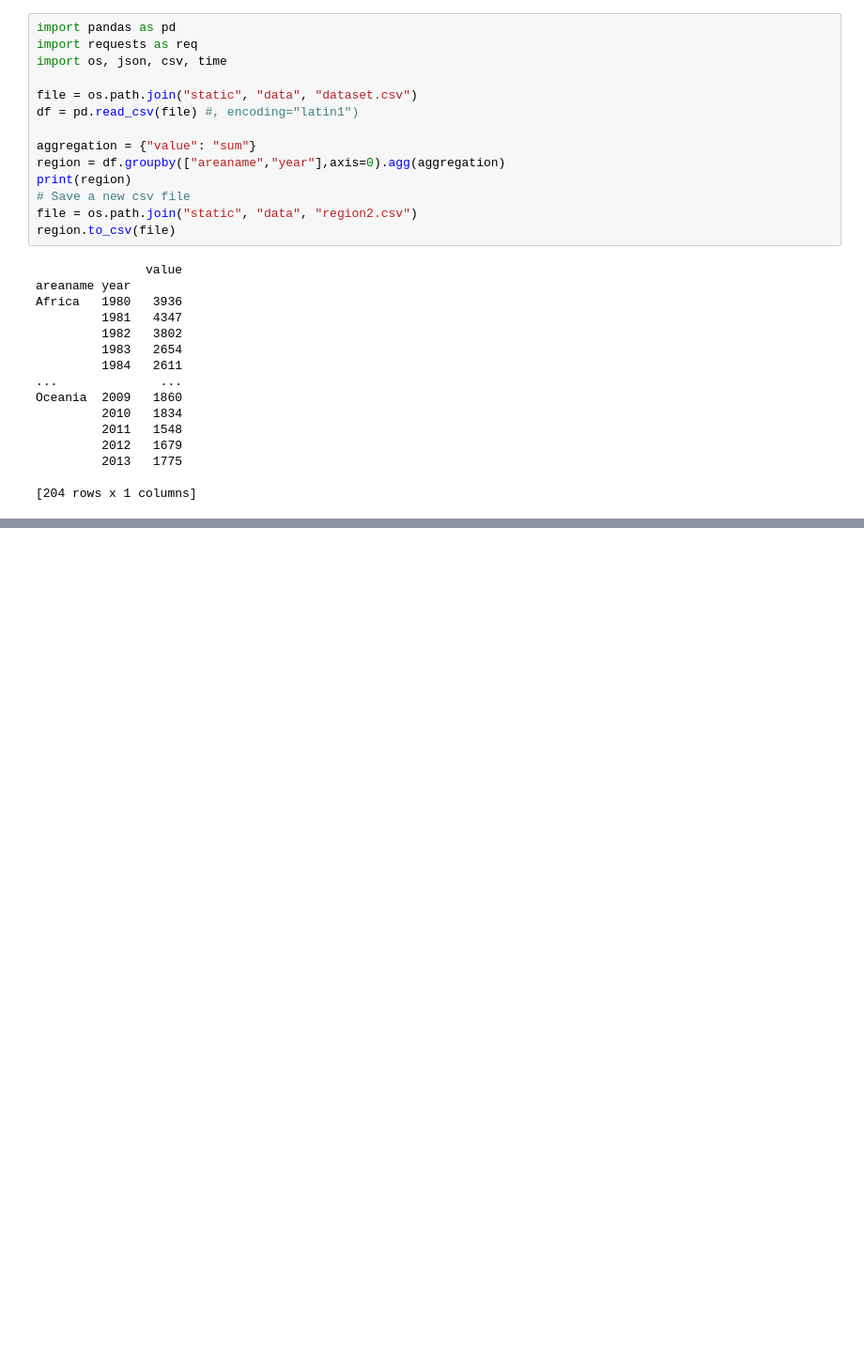
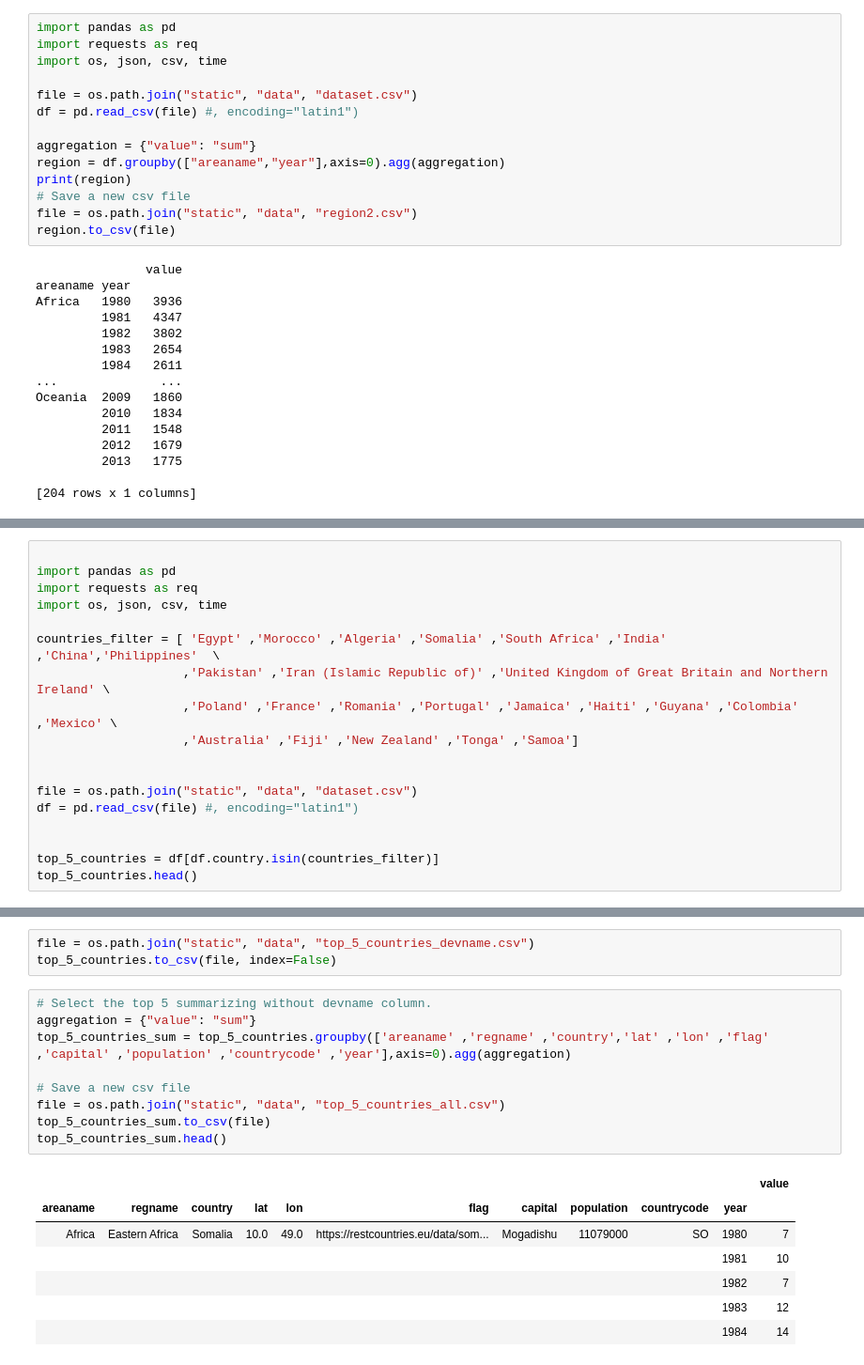
Before and after one commit to amandagward/groupassignment_project_2, a Jupyter notebook: DataTreatment.ipynb, the cells around one changed output, grey strips where cells are left out. Shown at 94% size. Drawn from its saved outputs; the diff is of its cells as text; blank space fills up the shorter version.

Commit message:
Dataset for top 10 countries created.

```diff
--- a/DataTreatment.ipynb
+++ b/DataTreatment.ipynb
@@ -275,0 +279,18 @@ Oceania  2009   1860
+# %%
+
+import pandas as pd
+import requests as req
+import os, json, csv, time
+
+countries_filter = [ 'Egypt' ,'Morocco' ,'Algeria' ,'Somalia' ,'South Africa' ,'India' ,'China','Philippines'  \
+                    ,'Pakistan' ,'Iran (Islamic Republic of)' ,'United Kingdom of Great Britain and Northern Ireland' \
+                    ,'Poland' ,'France' ,'Romania' ,'Portugal' ,'Jamaica' ,'Haiti' ,'Guyana' ,'Colombia' ,'Mexico' \
+                    ,'Australia' ,'Fiji' ,'New Zealand' ,'Tonga' ,'Samoa']
+
+
+file = os.path.join("static", "data", "dataset.csv")
+df = pd.read_csv(file) #, encoding="latin1")
+
+
+top_5_countries = df[df.country.isin(countries_filter)]
+top_5_countries.head()
@@ -275,0 +304,20 @@ Oceania  2009   1860
+# %%
+file = os.path.join("static", "data", "top_5_countries_devname.csv")
+top_5_countries.to_csv(file, index=False)
+# %%
+# Select the top 5 summarizing without devname column.
+aggregation = {"value": "sum"}
+top_5_countries_sum = top_5_countries.groupby(['areaname' ,'regname' ,'country','lat' ,'lon' ,'flag' ,'capital' ,'population' ,'countrycode' ,'year'],axis=0).agg(aggregation)
+
+# Save a new csv file
+file = os.path.join("static", "data", "top_5_countries_all.csv")
+top_5_countries_sum.to_csv(file)
+top_5_countries_sum.head()
+# %% [output]
+|  |  |  |  |  |  |  |  |  |  | value |
+| areaname | regname | country | lat | lon | flag | capital | population | countrycode | year |  |
+| Africa | Eastern Africa | Somalia | 10.0 | 49.0 | https://restcountries.eu/data/som... | Mogadishu | 11079000 | SO | 1980 | 7 |
+|  |  |  |  |  |  |  |  |  | 1981 | 10 |
+|  |  |  |  |  |  |  |  |  | 1982 | 7 |
+|  |  |  |  |  |  |  |  |  | 1983 | 12 |
+|  |  |  |  |  |  |  |  |  | 1984 | 14 |
```
Also changed, not shown: parts of 7 cells of this notebook, 9 other files.
